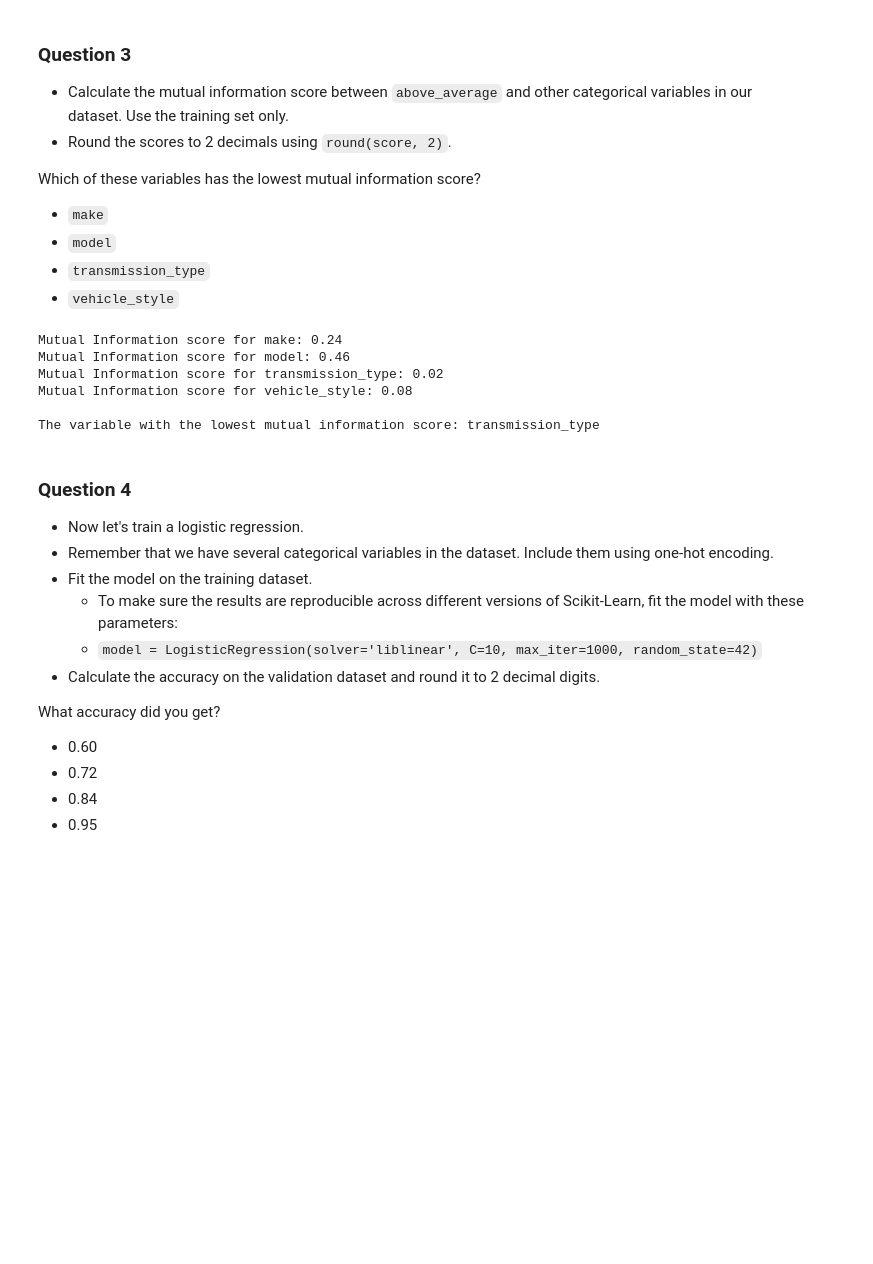
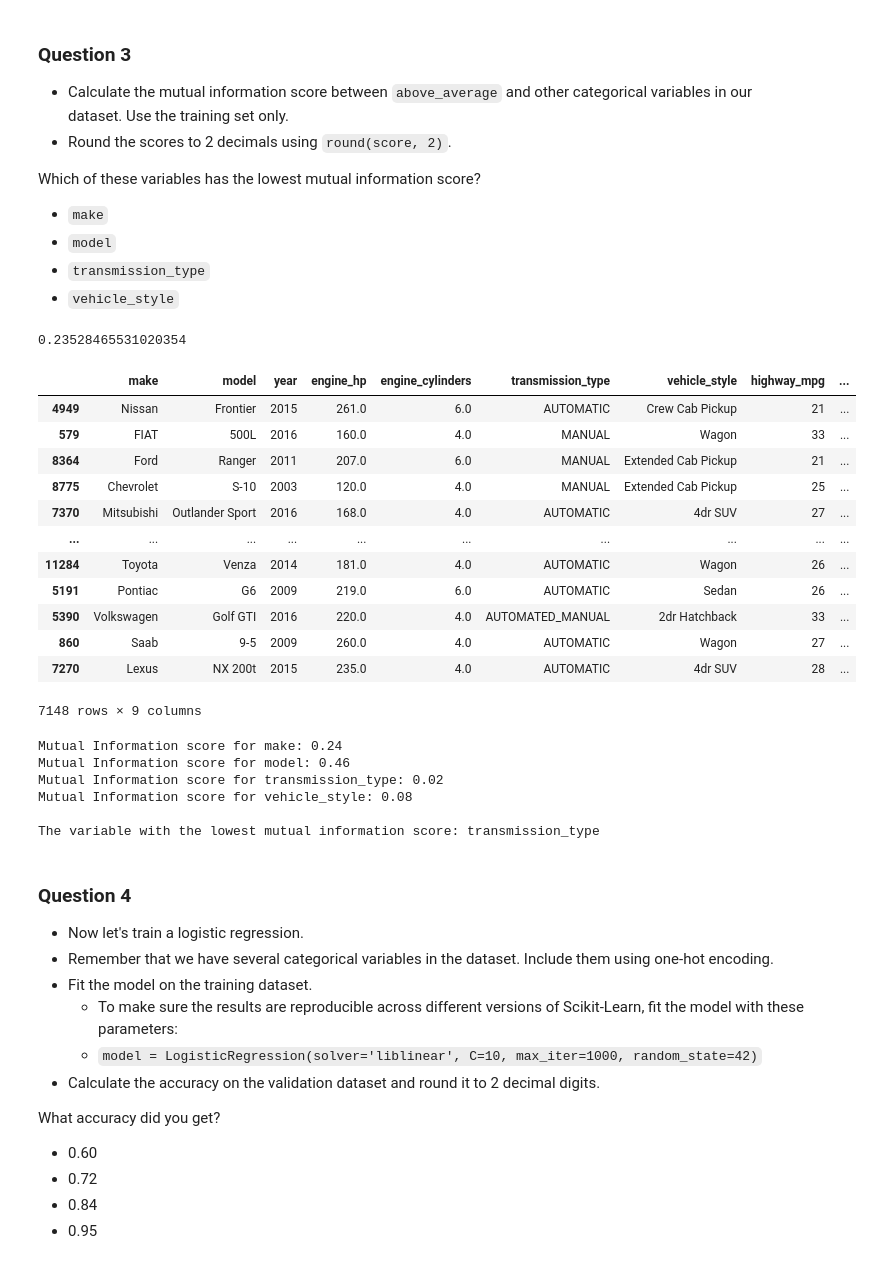
Before and after one commit to swan-aung/machine-learning-zoomcamp, a Jupyter notebook: 03-classification/homework_week3.ipynb, the cells around one changed output. Saved outputs shown, nothing was run; the diff lists cells and outputs as text; code cells hidden in the pictures; blank space fills up the shorter version.

```diff
--- a/03-classification/homework_week3.ipynb
+++ b/03-classification/homework_week3.ipynb
@@ -235,4 +235,52 @@ Which of these variables has the lowest mutual information score?
 - `model`
 - `transmission_type`
 - `vehicle_style`
+# %%
+mutual_info_score(X_train['make'], y_train)
+# %% [output]
+0.23528465531020354
+# %%
+X_train
+# %% [output]
+|  | make | model | year | engine_hp | engine_cylinders | transmission_type | vehicle_style | highway_mpg | ... |
+| 4949 | Nissan | Frontier | 2015 | 261.0 | 6.0 | AUTOMATIC | Crew Cab Pickup | 21 | ... |
+| 579 | FIAT | 500L | 2016 | 160.0 | 4.0 | MANUAL | Wagon | 33 | ... |
+| 8364 | Ford | Ranger | 2011 | 207.0 | 6.0 | MANUAL | Extended Cab Pickup | 21 | ... |
+| 8775 | Chevrolet | S-10 | 2003 | 120.0 | 4.0 | MANUAL | Extended Cab Pickup | 25 | ... |
+| 7370 | Mitsubishi | Outlander Sport | 2016 | 168.0 | 4.0 | AUTOMATIC | 4dr SUV | 27 | ... |
+| ... | ... | ... | ... | ... | ... | ... | ... | ... | ... |
+| 11284 | Toyota | Venza | 2014 | 181.0 | 4.0 | AUTOMATIC | Wagon | 26 | ... |
+| 5191 | Pontiac | G6 | 2009 | 219.0 | 6.0 | AUTOMATIC | Sedan | 26 | ... |
+| 5390 | Volkswagen | Golf GTI | 2016 | 220.0 | 4.0 | AUTOMATED_MANUAL | 2dr Hatchback | 33 | ... |
+| 860 | Saab | 9-5 | 2009 | 260.0 | 4.0 | AUTOMATIC | Wagon | 27 | ... |
+| 7270 | Lexus | NX 200t | 2015 | 235.0 | 4.0 | AUTOMATIC | 4dr SUV | 28 | ... |
+7148 rows × 9 columns
+# %%
+from sklearn.metrics import mutual_info_score
+
+# Categorical variables to calculate mutual information for
+categorical_vars = ['make', 'model', 'transmission_type', 'vehicle_style']
+
+# Dictionary to store mutual information scores for each variable
+mi_scores_dict = {}
+
+# Calculate mutual information scores using the training set
+for var in categorical_vars:
+    mi_score = mutual_info_score(X_train[var], y_train)
+    mi_scores_dict[var] = round(mi_score, 2)
+
+# Print the mutual information scores for each variable
+for var, score in mi_scores_dict.items():
+    print(f"Mutual Information score for {var}: {score}")
+
+# Find the variable with the lowest mutual information score
+lowest_mi_variable = min(mi_scores_dict, key=mi_scores_dict.get)
+print(f"\nThe variable with the lowest mutual information score: {lowest_mi_variable}")
+# %% [output]
+Mutual Information score for make: 0.24
+Mutual Information score for model: 0.46
+Mutual Information score for transmission_type: 0.02
+Mutual Information score for vehicle_style: 0.08
+
+The variable with the lowest mutual information score: transmission_type
 # %%
@@ -250,24 +312,3 @@ X_train_encoded = X_train[categorical_vars].apply(label_encoder.fit_transform)
-# %%
-# Calculate mutual information scores using the training set
-mi_scores = mutual_info_classif(X_train_encoded, y_train, discrete_features=True, random_state=42)
-
-# Create a dictionary to store variable -> mutual information score
-mi_scores_dict = dict(zip(categorical_vars, mi_scores))
-
-# Print the mutual information scores for each variable, rounded to 2 decimals
-for var, score in mi_scores_dict.items():
-    print(f"Mutual Information score for {var}: {round(score, 2)}")
-
-# Find the variable with the lowest mutual information score
-lowest_mi_variable = min(mi_scores_dict, key=mi_scores_dict.get)
-print(f"\nThe variable with the lowest mutual information score: {lowest_mi_variable}")
-# %% [output]
-Mutual Information score for make: 0.24
-Mutual Information score for model: 0.46
-Mutual Information score for transmission_type: 0.02
-Mutual Information score for vehicle_style: 0.08
-
-The variable with the lowest mutual information score: transmission_type
 # %% [markdown]
 ### Question 4
 
```
Also changed, not shown: parts of 4 cells of this notebook, 2 other files.
